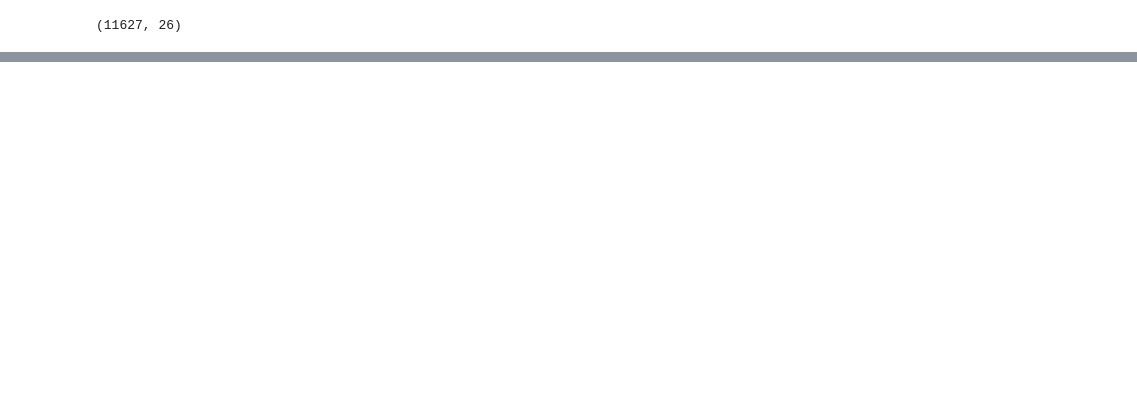
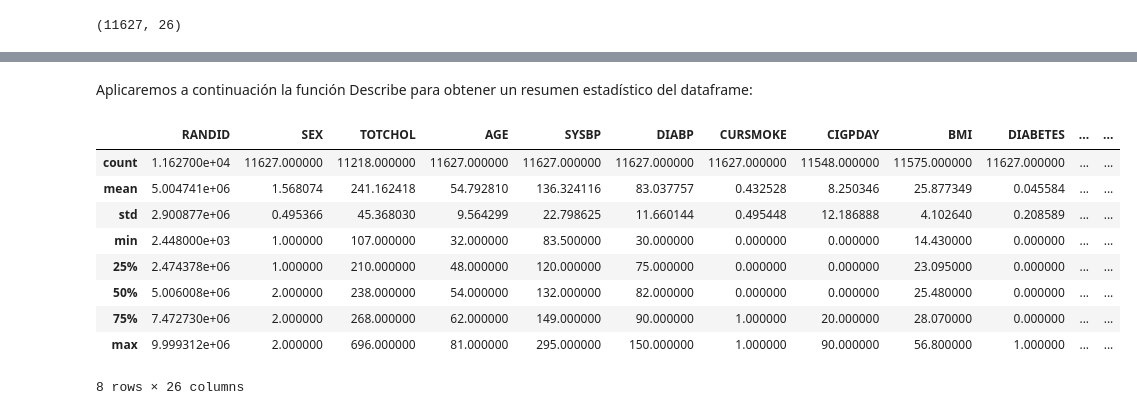
Before and after one commit to estebanbec/machine_learning, a Jupyter notebook: Colab_Proyecto.ipynb, the cells around one changed output, grey strips where cells are left out. Drawn from its saved outputs; the diff is of its cells as text; code cells hidden in the pictures; blank space fills up the shorter version.

```diff
--- a/Colab_Proyecto.ipynb
+++ b/Colab_Proyecto.ipynb
@@ -16,0 +95,15 @@ df_framingham.shape
+# %% [markdown]
+Aplicaremos a continuación la función Describe para obtener un resumen estadístico del dataframe:
+# %%
+df_framingham.describe()
+# %% [output]
+|  | RANDID | SEX | TOTCHOL | AGE | SYSBP | DIABP | CURSMOKE | CIGPDAY | BMI | DIABETES | ... | ... |
+| count | 1.162700e+04 | 11627.000000 | 11218.000000 | 11627.000000 | 11627.000000 | 11627.000000 | 11627.000000 | 11548.000000 | 11575.000000 | 11627.000000 | ... | ... |
+| mean | 5.004741e+06 | 1.568074 | 241.162418 | 54.792810 | 136.324116 | 83.037757 | 0.432528 | 8.250346 | 25.877349 | 0.045584 | ... | ... |
+| std | 2.900877e+06 | 0.495366 | 45.368030 | 9.564299 | 22.798625 | 11.660144 | 0.495448 | 12.186888 | 4.102640 | 0.208589 | ... | ... |
+| min | 2.448000e+03 | 1.000000 | 107.000000 | 32.000000 | 83.500000 | 30.000000 | 0.000000 | 0.000000 | 14.430000 | 0.000000 | ... | ... |
+| 25% | 2.474378e+06 | 1.000000 | 210.000000 | 48.000000 | 120.000000 | 75.000000 | 0.000000 | 0.000000 | 23.095000 | 0.000000 | ... | ... |
+| 50% | 5.006008e+06 | 2.000000 | 238.000000 | 54.000000 | 132.000000 | 82.000000 | 0.000000 | 0.000000 | 25.480000 | 0.000000 | ... | ... |
+| 75% | 7.472730e+06 | 2.000000 | 268.000000 | 62.000000 | 149.000000 | 90.000000 | 1.000000 | 20.000000 | 28.070000 | 0.000000 | ... | ... |
+| max | 9.999312e+06 | 2.000000 | 696.000000 | 81.000000 | 295.000000 | 150.000000 | 1.000000 | 90.000000 | 56.800000 | 1.000000 | ... | ... |
+8 rows × 26 columns
```
Also changed, not shown: parts of 34 cells of this notebook.
